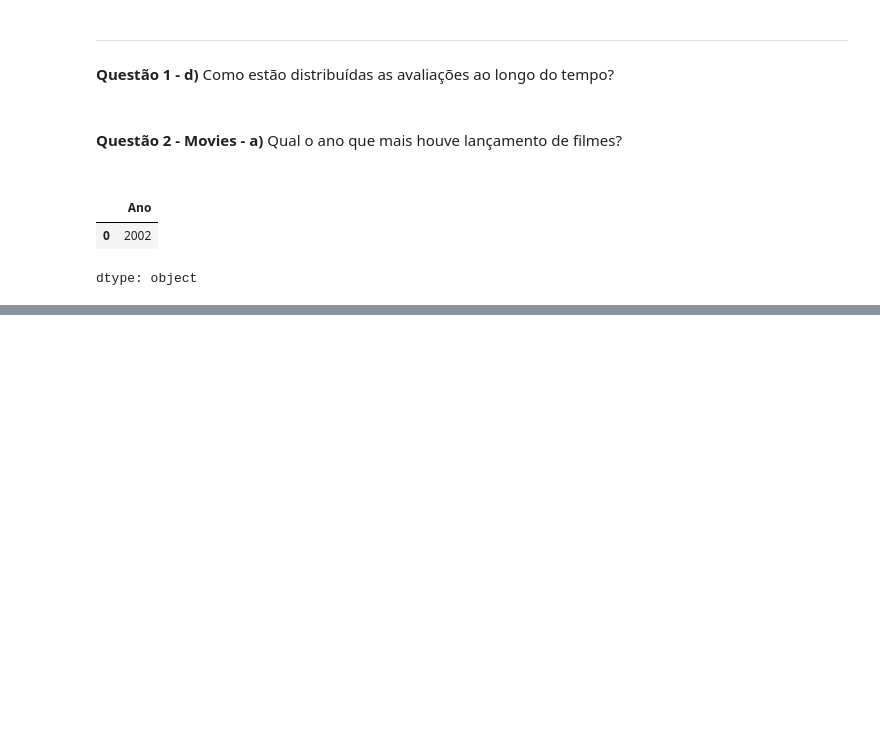
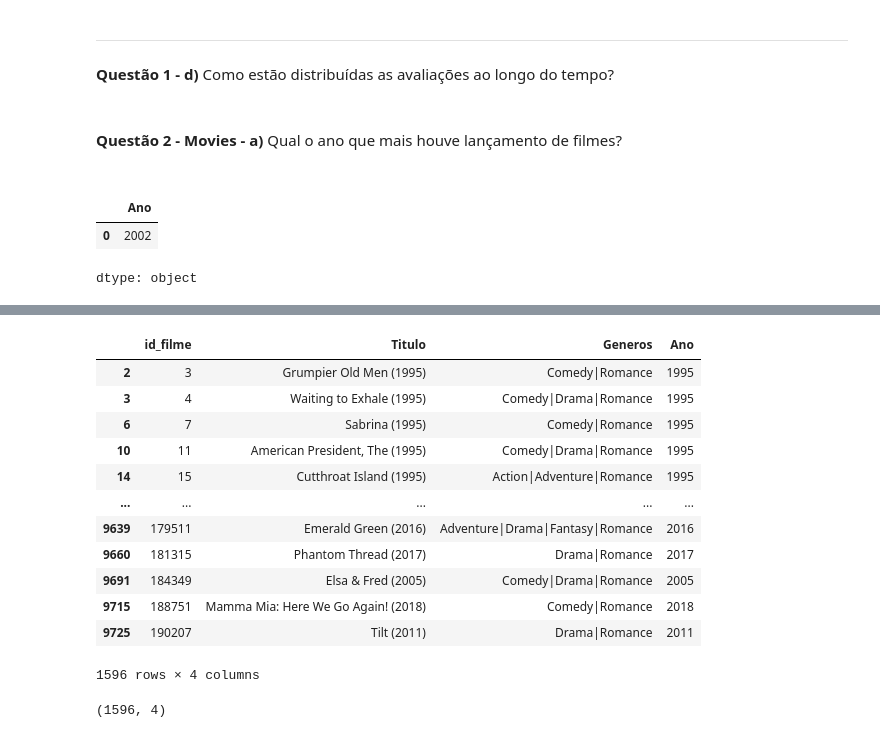
Before and after one commit to RobsonGFerrarezi/TrabalhoAmbientesInteligentes_N2_GRUPO2, a Jupyter notebook: TrabalhoN2_AmbientesInteligentes_Grupo2.ipynb, the cells around one changed output, grey strips where cells are left out. Drawn from its saved outputs; the diff is of its cells as text; code cells hidden in the pictures; blank space fills up the shorter version.

```diff
--- a/TrabalhoN2_AmbientesInteligentes_Grupo2.ipynb
+++ b/TrabalhoN2_AmbientesInteligentes_Grupo2.ipynb
@@ -187,0 +212,21 @@ Como podemos ver o ano que mais houve lançamentos foi em 2002.
+# %%
+movies[filtro2]
+# %% [output]
+|  | id_filme | Titulo | Generos | Ano |
+| 2 | 3 | Grumpier Old Men (1995) | Comedy|Romance | 1995 |
+| 3 | 4 | Waiting to Exhale (1995) | Comedy|Drama|Romance | 1995 |
+| 6 | 7 | Sabrina (1995) | Comedy|Romance | 1995 |
+| 10 | 11 | American President, The (1995) | Comedy|Drama|Romance | 1995 |
+| 14 | 15 | Cutthroat Island (1995) | Action|Adventure|Romance | 1995 |
+| ... | ... | ... | ... | ... |
+| 9639 | 179511 | Emerald Green (2016) | Adventure|Drama|Fantasy|Romance | 2016 |
+| 9660 | 181315 | Phantom Thread (2017) | Drama|Romance | 2017 |
+| 9691 | 184349 | Elsa & Fred (2005) | Comedy|Drama|Romance | 2005 |
+| 9715 | 188751 | Mamma Mia: Here We Go Again! (2018) | Comedy|Romance | 2018 |
+| 9725 | 190207 | Tilt (2011) | Drama|Romance | 2011 |
+1596 rows × 4 columns
+# %%
+
+romanceMovies.shape
+# %% [output]
+(1596, 4)
```
Also changed, not shown: parts of 14 cells of this notebook.
